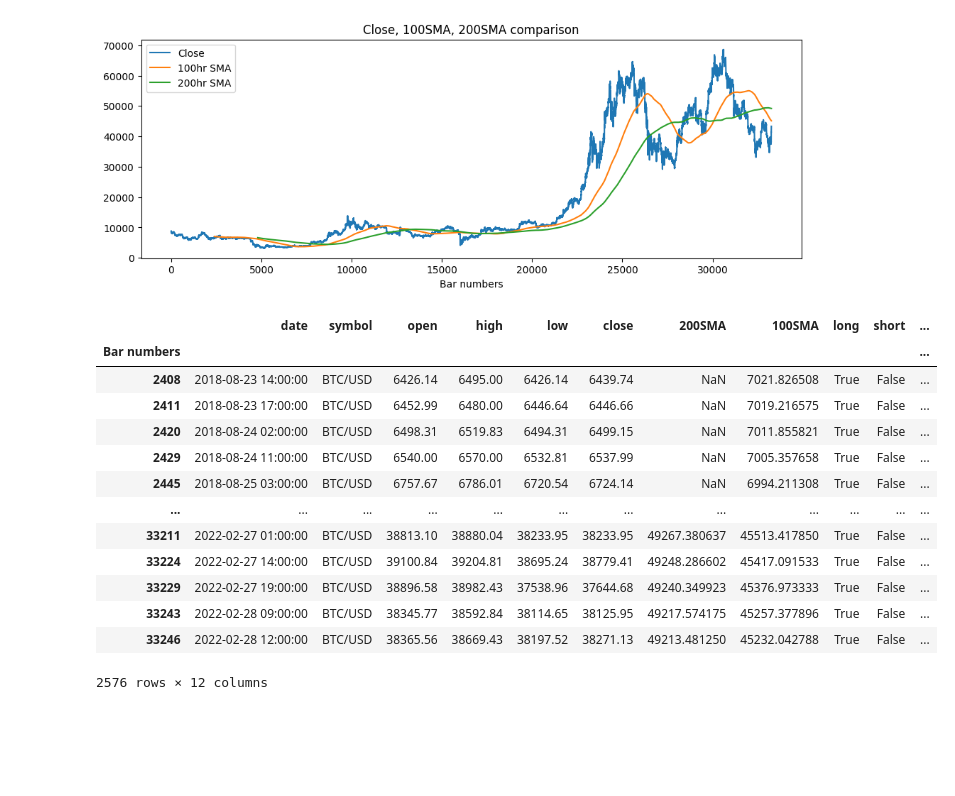
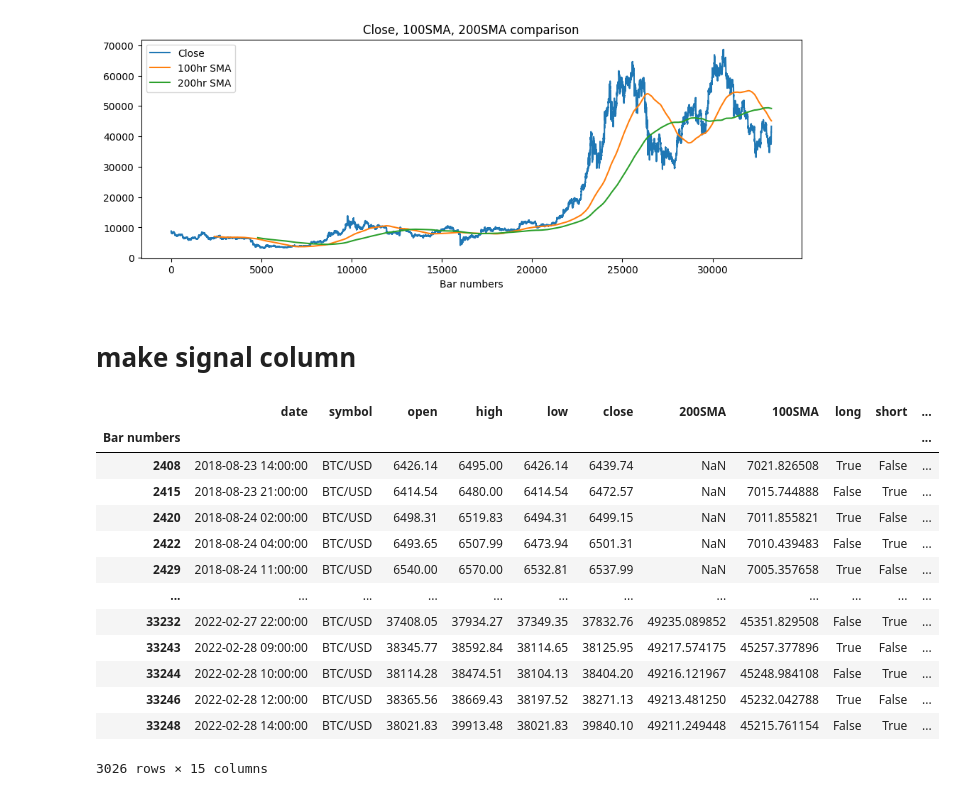
Before and after one commit to JoshuaChung93/Cryptocurrency-trading-bot, a Jupyter notebook: BTC_IBS_strategy_backtest.ipynb, the cells around one changed output. Saved outputs shown, nothing was run; the diff lists cells and outputs as text; code cells hidden in the pictures; blank space fills up the shorter version.

```diff
--- a/BTC_IBS_strategy_backtest.ipynb
+++ b/BTC_IBS_strategy_backtest.ipynb
@@ -11,5 +11,4 @@ import numpy as np
 import matplotlib.pyplot as plt
 %matplotlib inline
 # %%
-df = pd.read_csv('/content/drive/MyDrive/BTC historical dataset/BTC-Hourly.csv', index_col=0)
-df.head()
+df0 = pd.read_csv('/content/drive/MyDrive/BTC historical dataset/BTC-Hourly.csv', index_col=0)
@@ -34,3 +15,5 @@ df.tail()
+# %%
+df = df0.copy()
 # %%
 # 시계열에 맞게 인덱스를 거꾸로 돌려줍니다
 df = df.loc[::-1].reset_index(drop=True)
@@ -100,6 +83,8 @@ plt.legend()
 # %% [output]
 <matplotlib.legend.Legend at 0x...>
 [figure]
+# %% [markdown]
+# make signal column
 # %%
 # 진입조건을 위한 칼럼 생성
 df['long'] = (df['close'] - df['low'])/(df['high'] - df['low']) < 0.2
@@ -119,17 +94,38 @@ def handle_data(context,df):
+# %%
+# long 진입청산 컬럼 생성
+df['entry_long'] = np.where((df['long']==True)&(df['long_con']==True), 1.0,0.0) # 진입신호
+df['exit_long'] = np.where(df['short']==True, 1.0,0.0) # 청산신호
+# %%
+# 포지션 보유 여부 컬럼 생성
+df['position'] = df['entry_long'] - df['exit_long']
+
+# remove duplicated position signal
+lastseen = 0
+
+for n,el in enumerate(df["position"]):
+    if lastseen == 0 and el == -1:
+        df.loc[n,'position'] = 0
+
+    if (el in [1, -1] and el != lastseen) or lastseen == 0:
+        lastseen = el
+    else:
+        df.loc[n,"position"] = 0
+# # deal with edge case
+# df.loc[7,'position'] = 0
 # %%
-df.loc[df['long']&df['long_con']]
+df.loc[(df.position==1)|(df.position==-1),:]
 # %% [output]
 |  | date | symbol | open | high | low | close | 200SMA | 100SMA | long | short | ... |
 | Bar numbers |  |  |  |  |  |  |  |  |  |  | ... |
 | 2408 | 2018-08-23 14:00:00 | BTC/USD | 6426.14 | 6495.00 | 6426.14 | 6439.74 | NaN | 7021.826508 | True | False | ... |
-| 2411 | 2018-08-23 17:00:00 | BTC/USD | 6452.99 | 6480.00 | 6446.64 | 6446.66 | NaN | 7019.216575 | True | False | ... |
+| 2415 | 2018-08-23 21:00:00 | BTC/USD | 6414.54 | 6480.00 | 6414.54 | 6472.57 | NaN | 7015.744888 | False | True | ... |
 | 2420 | 2018-08-24 02:00:00 | BTC/USD | 6498.31 | 6519.83 | 6494.31 | 6499.15 | NaN | 7011.855821 | True | False | ... |
+| 2422 | 2018-08-24 04:00:00 | BTC/USD | 6493.65 | 6507.99 | 6473.94 | 6501.31 | NaN | 7010.439483 | False | True | ... |
 | 2429 | 2018-08-24 11:00:00 | BTC/USD | 6540.00 | 6570.00 | 6532.81 | 6537.99 | NaN | 7005.357658 | True | False | ... |
-| 2445 | 2018-08-25 03:00:00 | BTC/USD | 6757.67 | 6786.01 | 6720.54 | 6724.14 | NaN | 6994.211308 | True | False | ... |
 | ... | ... | ... | ... | ... | ... | ... | ... | ... | ... | ... | ... |
-| 33211 | 2022-02-27 01:00:00 | BTC/USD | 38813.10 | 38880.04 | 38233.95 | 38233.95 | 49267.380637 | 45513.417850 | True | False | ... |
-| 33224 | 2022-02-27 14:00:00 | BTC/USD | 39100.84 | 39204.81 | 38695.24 | 38779.41 | 49248.286602 | 45417.091533 | True | False | ... |
-| 33229 | 2022-02-27 19:00:00 | BTC/USD | 38896.58 | 38982.43 | 37538.96 | 37644.68 | 49240.349923 | 45376.973333 | True | False | ... |
+| 33232 | 2022-02-27 22:00:00 | BTC/USD | 37408.05 | 37934.27 | 37349.35 | 37832.76 | 49235.089852 | 45351.829508 | False | True | ... |
 | 33243 | 2022-02-28 09:00:00 | BTC/USD | 38345.77 | 38592.84 | 38114.65 | 38125.95 | 49217.574175 | 45257.377896 | True | False | ... |
+| 33244 | 2022-02-28 10:00:00 | BTC/USD | 38114.28 | 38474.51 | 38104.13 | 38404.20 | 49216.121967 | 45248.984108 | False | True | ... |
 | 33246 | 2022-02-28 12:00:00 | BTC/USD | 38365.56 | 38669.43 | 38197.52 | 38271.13 | 49213.481250 | 45232.042788 | True | False | ... |
+| 33248 | 2022-02-28 14:00:00 | BTC/USD | 38021.83 | 39913.48 | 38021.83 | 39840.10 | 49211.249448 | 45215.761154 | False | True | ... |
-2576 rows × 12 columns
+3026 rows × 15 columns
```
Also changed, not shown: parts of 29 cells of this notebook.
